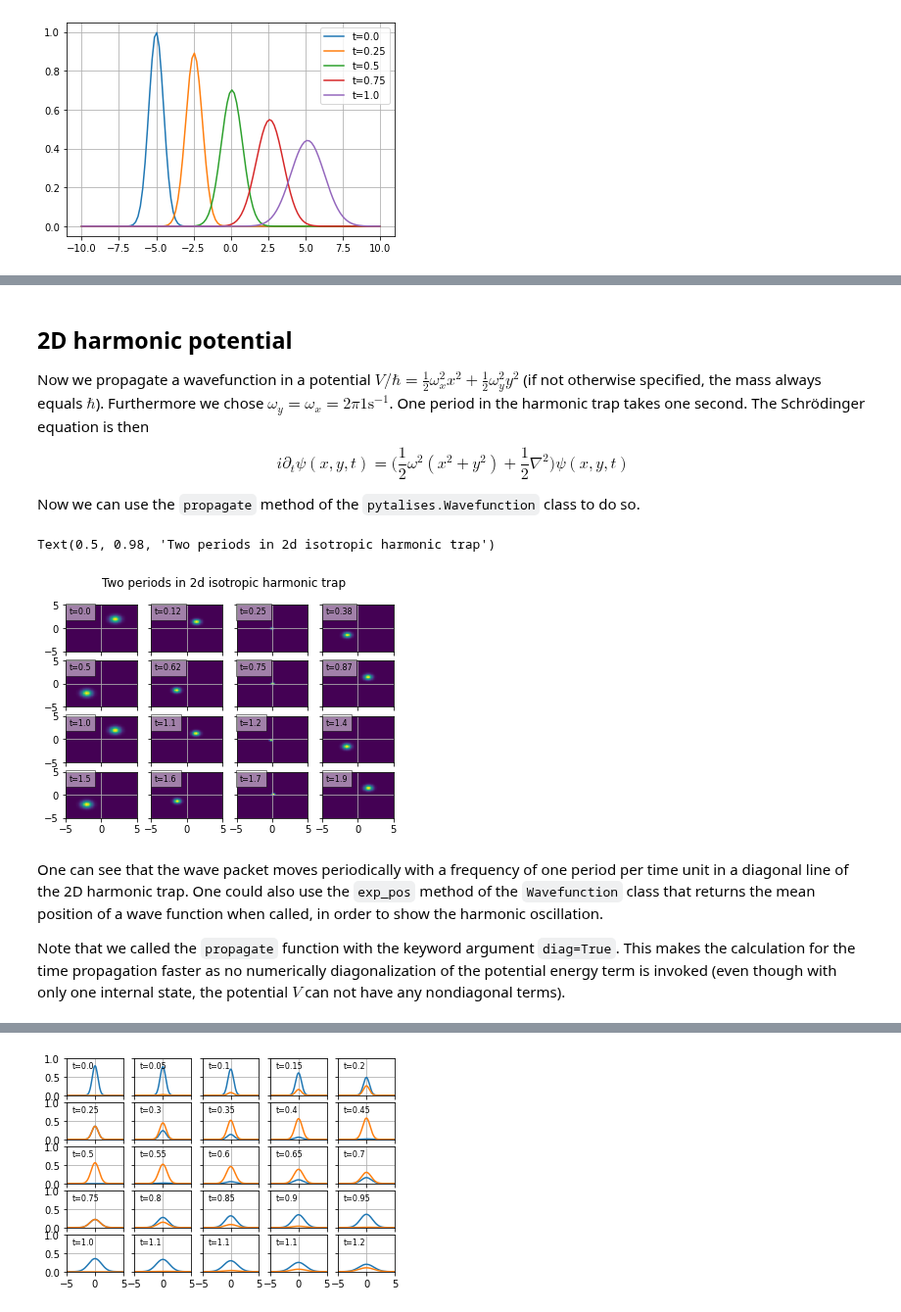
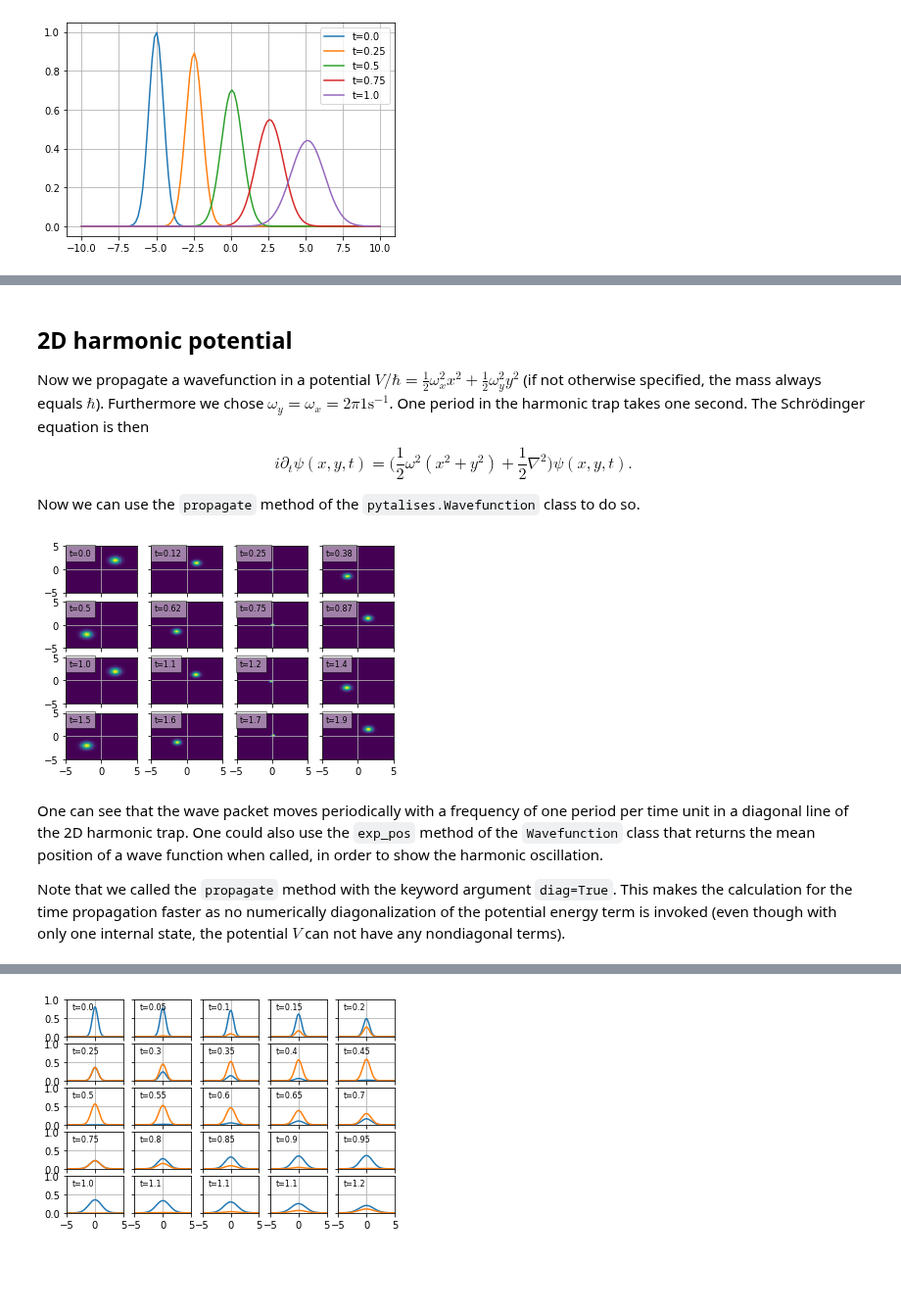
Before and after one commit to savowe/pytalises, a Jupyter notebook: docs/source/examples.ipynb, the cells around one changed output, grey strips where cells are left out. Shown at 98% size. Cells and saved outputs as stored; diff of their text form; code cells hidden in the pictures; blank space fills up the shorter version.

```diff
--- a/docs/source/examples.ipynb
+++ b/docs/source/examples.ipynb
@@ -63,33 +67,31 @@ Therefore also always keep in mind that the potential you define $V(r,\psi(r,t),
 Now we propagate a wavefunction in a potential $V/\hbar = \frac{1}{2}\omega_x^2 x^2 + \frac{1}{2}\omega_y^2 y^2$ (if not otherwise specified, the mass always equals $\hbar$). Furthermore we chose $\omega_y = \omega_x = 2\pi 1 \text{s}^{-1}$. One period in the harmonic trap takes one second.
 The Schrödinger equation is then
 $$
-i\partial_t \psi (x,y,t) = \bigg(\frac{1}{2}\omega^2 (x^2 +  y^2) + \frac{1}{2}\nabla^2\bigg) \psi (x,y,t)
+i\partial_t \psi (x,y,t) = \bigg(\frac{1}{2}\omega^2 (x^2 +  y^2) + \frac{1}{2}\nabla^2\bigg) \psi (x,y,t).
 $$
 
 Now we can use the `propagate` method of the `pytalises.Wavefunction` class to do so.
 # %%
 psi = pt.Wavefunction("exp(-(x-2)**2-(y-2)**2)",
     number_of_grid_points= (128,128), spatial_ext=[(-5,5),(-5,5)])
-#%config InlineBackend.figure_formats = ['png']
+
 fig, axs = plt.subplots(4, 4, sharex=True, sharey=True)
 for i in range(4):
     for j in range(4):
         axs[i,j].pcolormesh(psi.r[0], psi.r[1], np.abs(psi.amp**2).T,
             rasterized=True)
         axs[i,j].annotate("t={:.2}".format(psi.t), (-4.5,3), fontsize=8)\
             .set_bbox(dict(facecolor='white', alpha=0.5, edgecolor='black'))
         axs[i,j].grid()
         psi.propagate("1/2*omega_x**2*x**2 + 1/2*omega_y**2*y**2",
             variables={'omega_x': 2*np.pi*1, 'omega_y': 2*np.pi*1},
             diag=True, num_time_steps=10, Delta_t=0.0125)
-fig.suptitle("Two periods in 2d isotropic harmonic trap")
 # %% [output]
-Text(0.5, 0.98, 'Two periods in 2d isotropic harmonic trap')
-[figure, old version]
+[figure, new version]
 # %% [markdown]
 One can see that the wave packet moves periodically with a frequency of one period per time unit in a diagonal line of the 2D harmonic trap. One could also use the `exp_pos` method of the `Wavefunction` class that returns the mean position of a wave function when called, in order to show the harmonic oscillation.
 
-Note that we called the `propagate` function with the keyword argument `diag=True`. This makes the calculation for the time propagation faster as no numerically diagonalization of the potential energy term is invoked (even though with only one internal state, the potential $V$ can not have any nondiagonal terms).
+Note that we called the `propagate` method with the keyword argument `diag=True`. This makes the calculation for the time propagation faster as no numerically diagonalization of the potential energy term is invoked (even though with only one internal state, the potential $V$ can not have any nondiagonal terms).
 # %%
 def time_propagate(diag):
     psi = pt.Wavefunction("exp(-(x-2)**2-(y-2)**2)",
```
Also changed, not shown: parts of 3 cells of this notebook.
